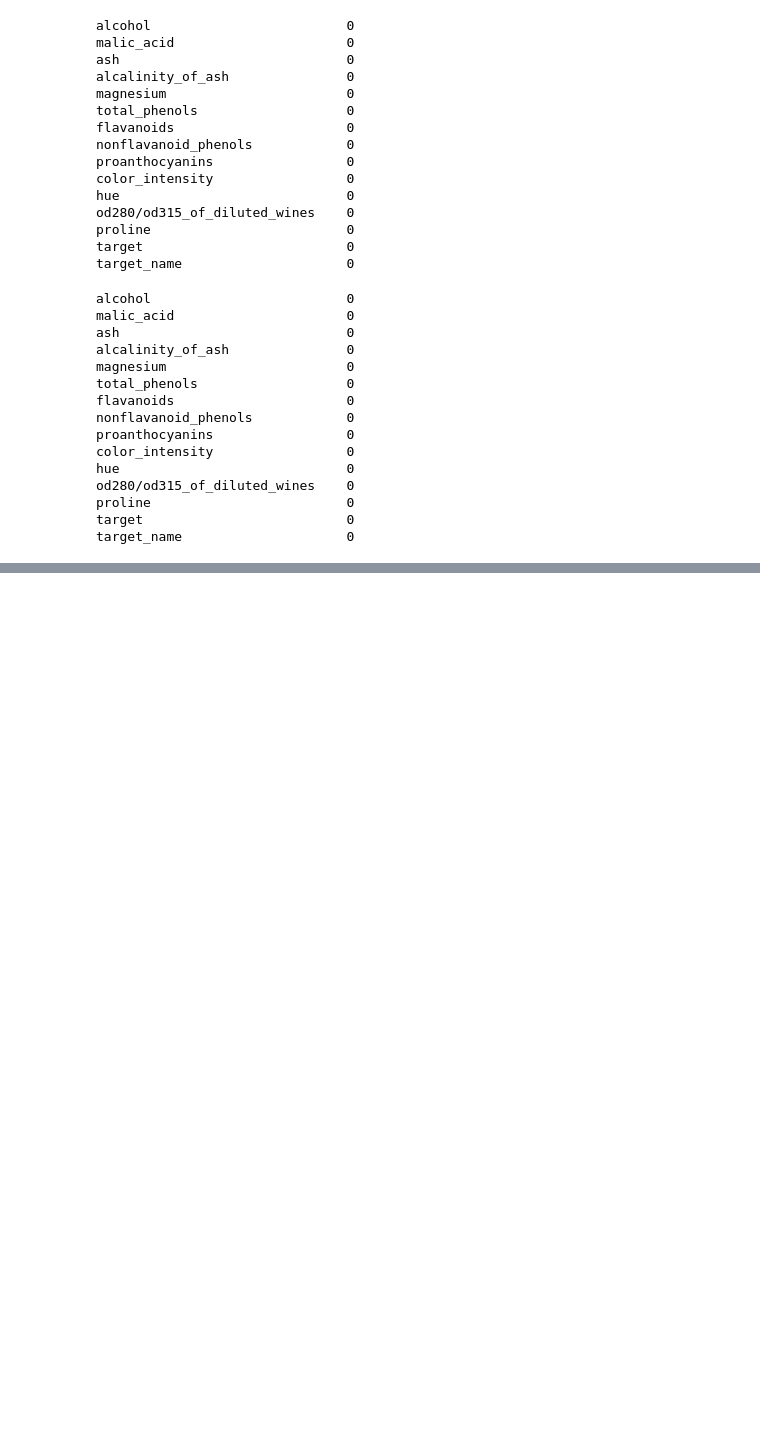
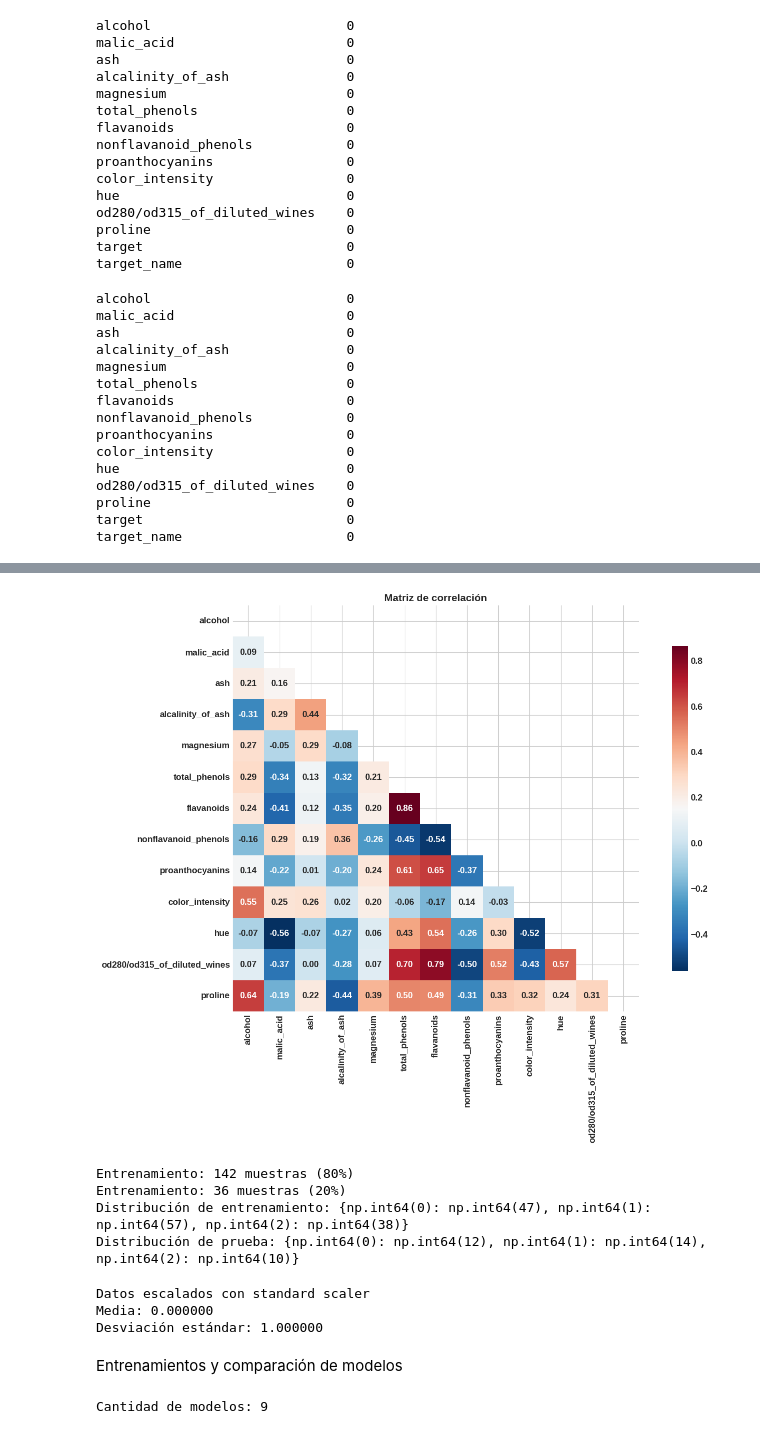
Before and after one commit to nightsky18/Aprendizaje-de-maquinas, a Jupyter notebook: Cuaderno_2_Wine.ipynb, the cells around one changed output, grey strips where cells are left out. Cells and saved outputs as stored; diff of their text form; code cells hidden in the pictures; blank space fills up the shorter version.

```diff
--- a/Cuaderno_2_Wine.ipynb
+++ b/Cuaderno_2_Wine.ipynb
@@ -164,0 +208,45 @@ plt.show()
+# %%
+fig, ax= plt.subplots(figsize=(16,10))
+corr= df[wine.feature_names].corr()
+mask= np.triu(np.ones_like(corr, dtype=bool))
+
+sns.heatmap(corr, annot=True,mask=mask, fmt='.2f', cmap='RdBu_r', ax=ax, cbar_kws={'shrink':0.8}, square= True)
+ax.set_title('Matriz de correlación', fontweight='bold', fontsize= 14)
+plt.show()
+# %% [output]
+[figure, added]
+# %%
+from sklearn.model_selection import train_test_split
+from sklearn.preprocessing import StandardScaler
+from sklearn.pipeline import Pipeline
+
+X= df[wine.feature_names].values #solo columnas
+y= df['target'].values
+
+X_train, X_test, y_train, y_test= train_test_split(X, y, test_size=0.2, random_state=5, stratify=y)
+
+print(f'Entrenamiento: {X_train.shape[0]} muestras ({X_train.shape[0]/len(X)*100:.0f}%)')
+print(f'Entrenamiento: {X_test.shape[0]} muestras ({X_test.shape[0]/len(X)*100:.0f}%)')
+
+print(f'Distribución de entrenamiento: {dict(zip(*np.unique(y_train, return_counts=True)))}')
+print(f'Distribución de prueba: {dict(zip(*np.unique(y_test, return_counts=True)))}')
+# %% [output]
+Entrenamiento: 142 muestras (80%)
+Entrenamiento: 36 muestras (20%)
+Distribución de entrenamiento: {np.int64(0): np.int64(47), np.int64(1): np.int64(57), np.int64(2): np.int64(38)}
+Distribución de prueba: {np.int64(0): np.int64(12), np.int64(1): np.int64(14), np.int64(2): np.int64(10)}
+# %%
+scaler= StandardScaler()
+X_train_scaled= scaler.fit_transform(X_train)
+X_test_scaled= scaler.transform(X_test)
+
+print("Datos escalados con standard scaler")
+print(f'Media: {X_train_scaled.mean():.6f}') #si está bien tiende a 0
+print(f'Desviación estándar: {X_train_scaled.std():.6f}') #tiende a 1
+#
+# %% [output]
+Datos escalados con standard scaler
+Media: 0.000000
+Desviación estándar: 1.000000
+# %% [markdown]
+Entrenamientos y comparación de modelos
@@ -164,0 +273,16 @@ plt.show()
+# %%
+modelos= {
+    'Regresión Logística': LogisticRegression(max_iter=1000, random_state=5),
+    'KNN': KNeighborsClassifier(n_neighbors=5),
+    'SVM': SVC(random_state=5),
+    'Árbol de decisión': DecisionTreeClassifier(random_state=5),
+    'Naive Bayes': GaussianNB(),
+    'Random Forest': RandomForestClassifier(n_estimators=100, random_state=5),
+    'Gradient Boosting': GradientBoostingClassifier(random_state=5),
+    'AdaBoost': AdaBoostClassifier(n_estimators=100,random_state=5),
+    'MLP Red Neuronal': MLPClassifier(hidden_layer_sizes=(64,32), max_iter=1000, random_state=5)
+}
+
+print(f'Cantidad de modelos: {len(modelos)}')
+# %% [output]
+Cantidad de modelos: 9
```
Also changed, not shown: parts of 9 cells of this notebook.
